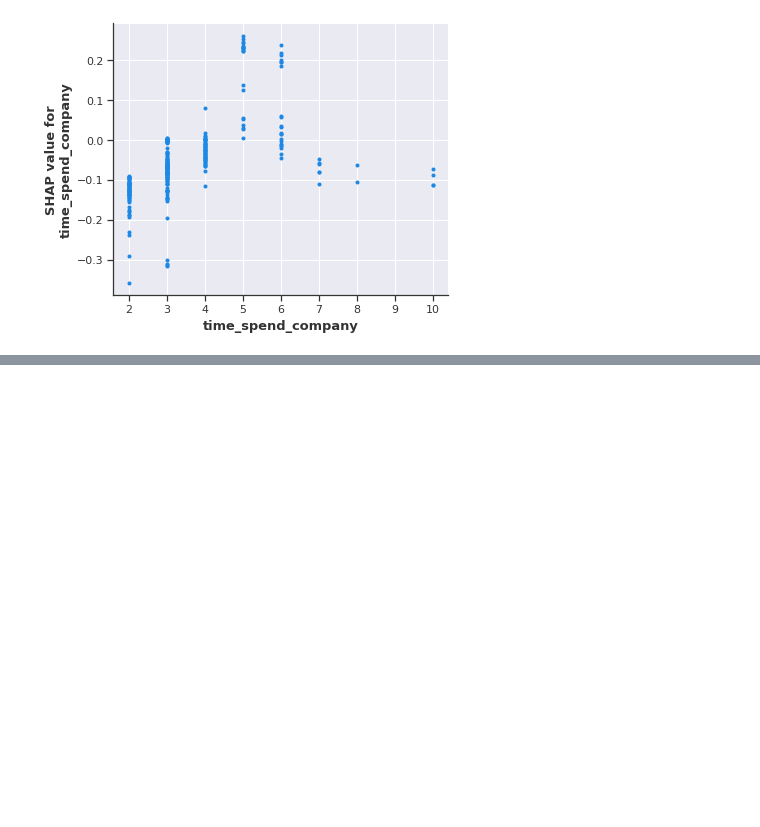
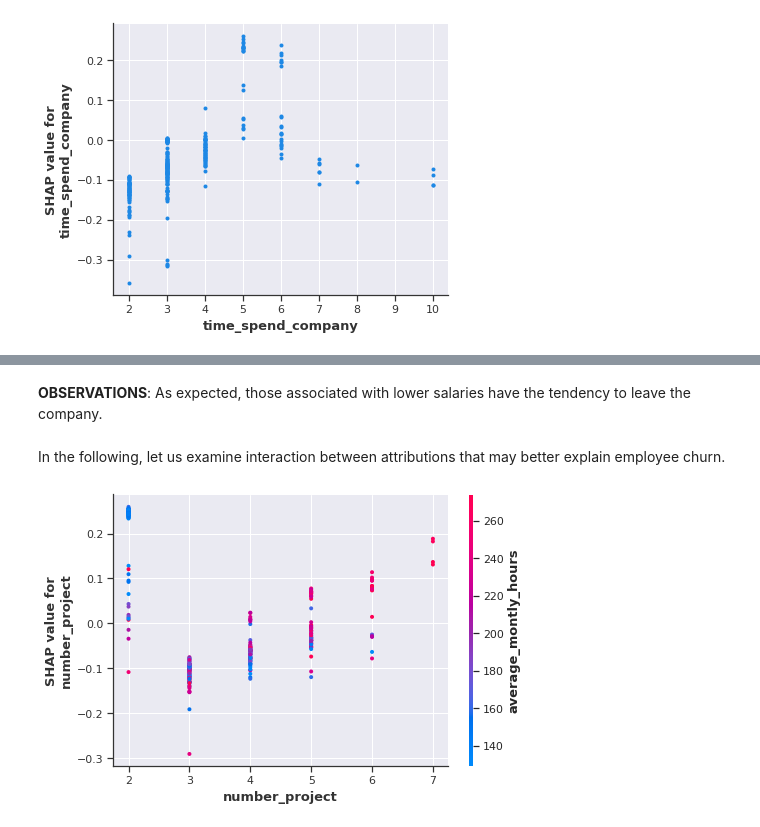
Before and after one commit to anthonyckleung/HR-Churn-Analysis, a Jupyter notebook: hr_churn_classification.ipynb, the cells around one changed output, grey strips where cells are left out. Cells and saved outputs as stored; diff of their text form; code cells hidden in the pictures; blank space fills up the shorter version.

```diff
--- a/hr_churn_classification.ipynb
+++ b/hr_churn_classification.ipynb
@@ -335,0 +345,13 @@ shap.dependence_plot('time_spend_company',
+# %% [markdown]
+**OBSERVATIONS**: As expected, those associated with lower salaries have the tendency to leave the company.
+# %% [markdown]
+In the following, let us examine interaction between attributions that may better explain employee churn.
+# %%
+shap.dependence_plot('number_project',
+                     shap_values[1],
+                     features = X_shap,
+                     feature_names = feat_columns,
+                     interaction_index = 'average_montly_hours',
+                     )
+# %% [output]
+[figure, added]
```
Also changed, not shown: parts of 5 cells of this notebook.
